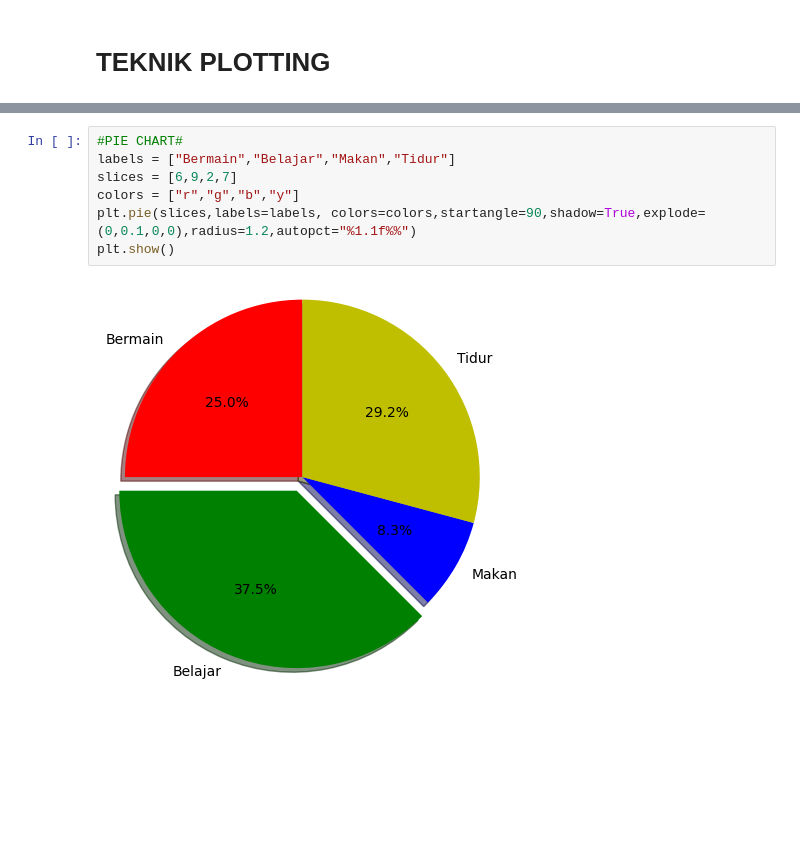
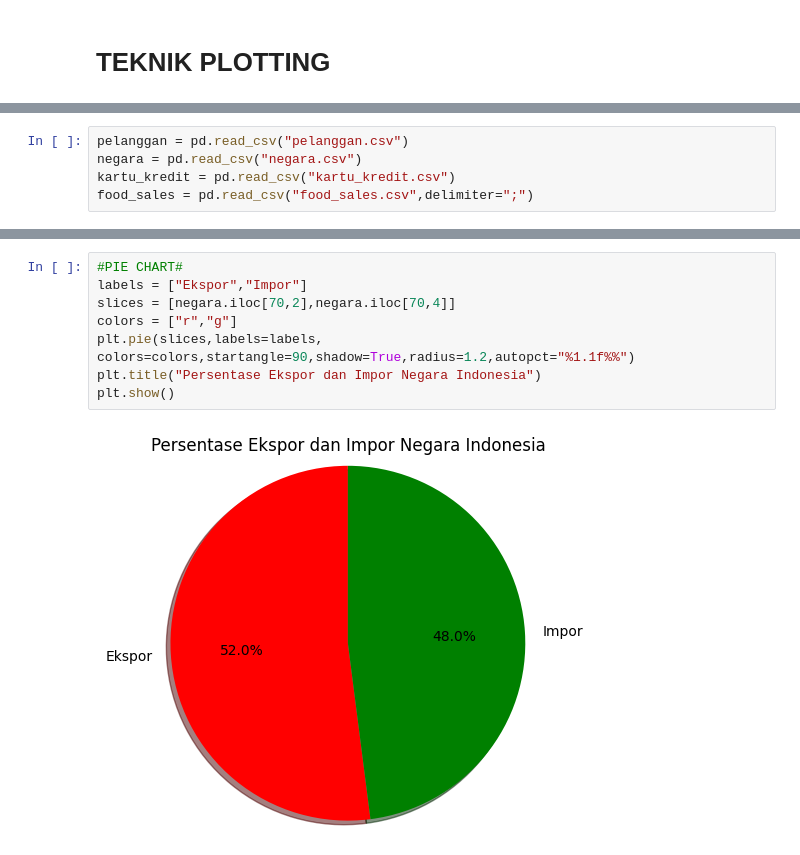
Before and after one commit to rakafebriansy/KULIAH, a Jupyter notebook: AVD2/plotting.ipynb, the cells around one changed output, grey strips where cells are left out. Saved outputs shown, nothing was run; the diff lists cells and outputs as text; blank space fills up the shorter version.

```diff
--- a/AVD2/plotting.ipynb
+++ b/AVD2/plotting.ipynb
@@ -29,0 +8,5 @@ plt.show()
+# %%
+pelanggan = pd.read_csv("pelanggan.csv")
+negara = pd.read_csv("negara.csv")
+kartu_kredit = pd.read_csv("kartu_kredit.csv")
+food_sales = pd.read_csv("food_sales.csv",delimiter=";")
@@ -30,9 +38,10 @@ plt.show()
 # %%
 #PIE CHART#
-labels = ["Bermain","Belajar","Makan","Tidur"]
-slices = [6,9,2,7]
-colors = ["r","g","b","y"]
-plt.pie(slices,labels=labels, colors=colors,startangle=90,shadow=True,explode=(0,0.1,0,0),radius=1.2,autopct="%1.1f%%")
+labels = ["Ekspor","Impor"]
+slices = [negara.iloc[70,2],negara.iloc[70,4]]
+colors = ["r","g"]
+plt.pie(slices,labels=labels, colors=colors,startangle=90,shadow=True,radius=1.2,autopct="%1.1f%%")
+plt.title("Persentase Ekspor dan Impor Negara Indonesia")
 plt.show()
 # %% [output]
-[figure, old version]
+[figure, new version]
```
Also changed, not shown: parts of 15 cells of this notebook, 4 other files.
